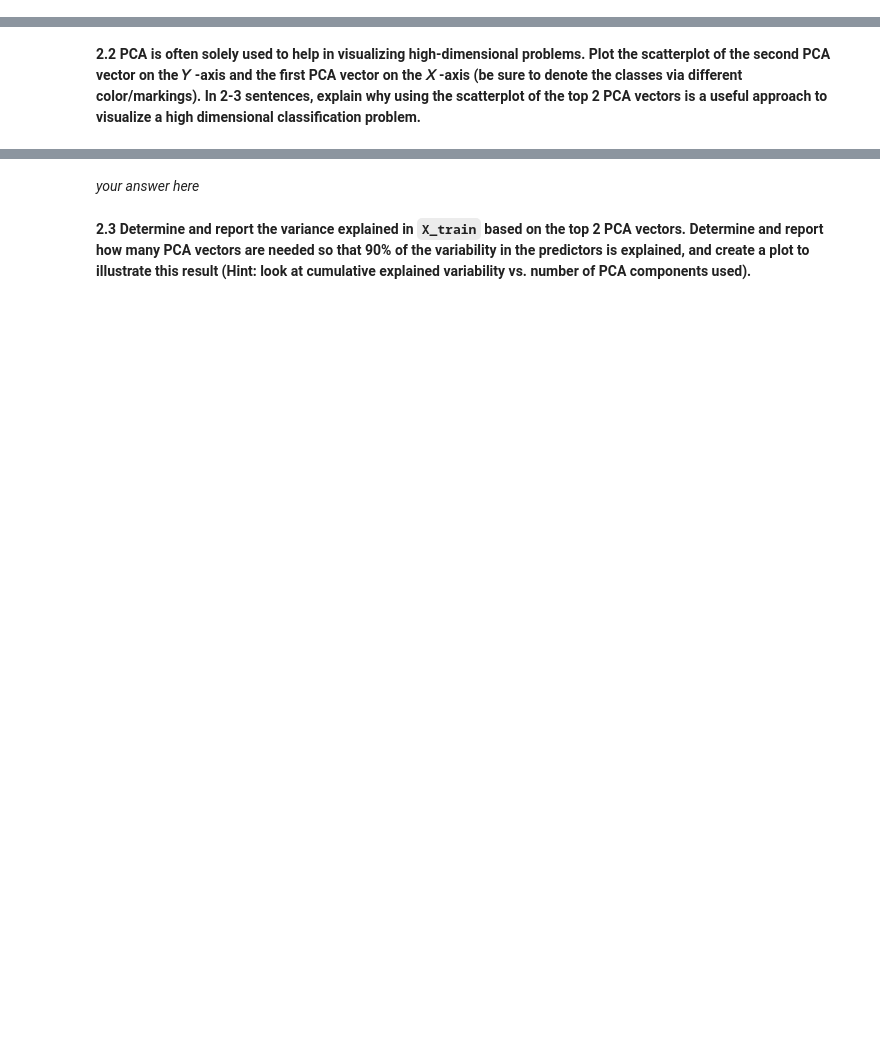
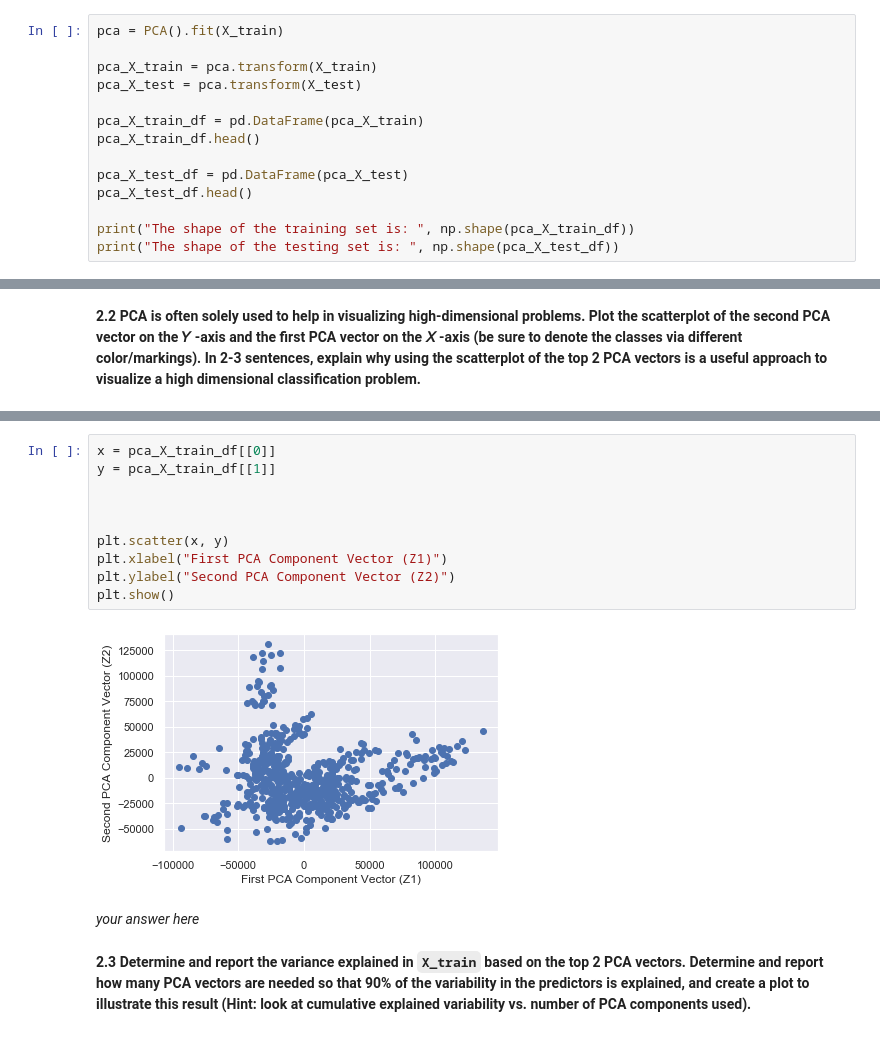
Before and after one commit to jake-w-schneider/CS109a-Group-81-Final-Project, a Jupyter notebook: HW/hw5/cs109A_HW5_2019.ipynb, the cells around one changed output, grey strips where cells are left out. Cells and saved outputs as stored; diff of their text form; blank space fills up the shorter version.

```diff
--- a/HW/hw5/cs109A_HW5_2019.ipynb
+++ b/HW/hw5/cs109A_HW5_2019.ipynb
@@ -209,0 +206,14 @@ df_r2 #k=9 is best
+# %%
+pca = PCA().fit(X_train)
+
+pca_X_train = pca.transform(X_train)
+pca_X_test = pca.transform(X_test)
+
+pca_X_train_df = pd.DataFrame(pca_X_train)
+pca_X_train_df.head()
+
+pca_X_test_df = pd.DataFrame(pca_X_test)
+pca_X_test_df.head()
+
+print("The shape of the training set is: ", np.shape(pca_X_train_df))
+print("The shape of the testing set is: ", np.shape(pca_X_test_df))
@@ -214,3 +243,15 @@ df_r2 #k=9 is best
+# %%
+x = pca_X_train_df[[0]]
+y = pca_X_train_df[[1]]
+
+
+
+plt.scatter(x, y)
+plt.xlabel("First PCA Component Vector (Z1)")
+plt.ylabel("Second PCA Component Vector (Z2)")
+plt.show()
+# %% [output]
+[figure, added]
 # %% [markdown]
 *your answer here*
 # %% [markdown]
```
Also changed, not shown: parts of 15 cells of this notebook.
